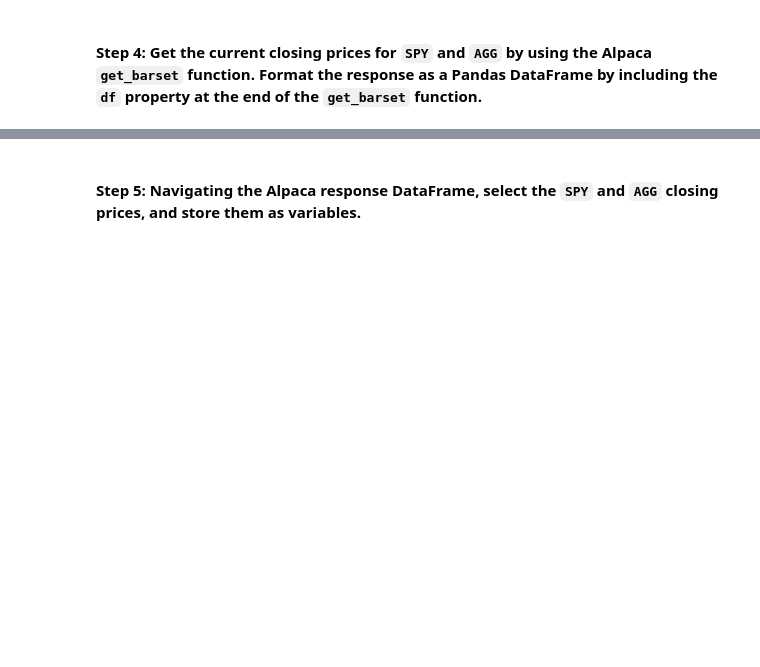
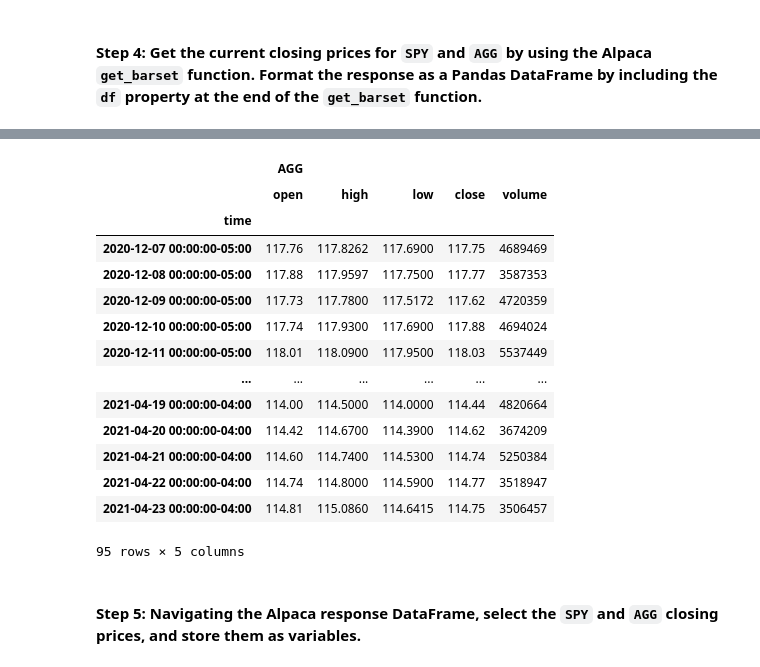
Before and after one commit to codetree4u/FinancialPlannerForRetirement, a Jupyter notebook: financial_planning_tools.ipynb, the cells around one changed output, grey strips where cells are left out. Cells and saved outputs as stored; diff of their text form; code cells hidden in the pictures; blank space fills up the shorter version.

```diff
--- a/financial_planning_tools.ipynb
+++ b/financial_planning_tools.ipynb
@@ -244,3 +298,35 @@ agg_shares = 200
+# %%
+# Use the Alpaca get_barset function to get current closing prices the portfolio
+# Be sure to set the `df` property after the function to format the response object as a DataFrame
+# YOUR CODE HERE
+
+# Get 3 years worth of historical data for TSLA
+agg_ticker_df = api.get_barset(
+    ticker_agg,
+    timeframe,
+    start=start_date,
+    end=end_date
+).df
+
+# Review the first 5 rows of the Alpaca DataFrame
+# YOUR CODE HERE
+agg_ticker_df.head(-5)
+# %% [output]
+|  | AGG |  |  |  |  |
+|  | open | high | low | close | volume |
+| time |  |  |  |  |  |
+| 2020-12-07 00:00:00-05:00 | 117.76 | 117.8262 | 117.6900 | 117.75 | 4689469 |
+| 2020-12-08 00:00:00-05:00 | 117.88 | 117.9597 | 117.7500 | 117.77 | 3587353 |
+| 2020-12-09 00:00:00-05:00 | 117.73 | 117.7800 | 117.5172 | 117.62 | 4720359 |
+| 2020-12-10 00:00:00-05:00 | 117.74 | 117.9300 | 117.6900 | 117.88 | 4694024 |
+| 2020-12-11 00:00:00-05:00 | 118.01 | 118.0900 | 117.9500 | 118.03 | 5537449 |
+| ... | ... | ... | ... | ... | ... |
+| 2021-04-19 00:00:00-04:00 | 114.00 | 114.5000 | 114.0000 | 114.44 | 4820664 |
+| 2021-04-20 00:00:00-04:00 | 114.42 | 114.6700 | 114.3900 | 114.62 | 3674209 |
+| 2021-04-21 00:00:00-04:00 | 114.60 | 114.7400 | 114.5300 | 114.74 | 5250384 |
+| 2021-04-22 00:00:00-04:00 | 114.74 | 114.8000 | 114.5900 | 114.77 | 3518947 |
+| 2021-04-23 00:00:00-04:00 | 114.81 | 115.0860 | 114.6415 | 114.75 | 3506457 |
+95 rows × 5 columns
 # %% [markdown]
 #### Step 5: Navigating the Alpaca response DataFrame, select the `SPY` and `AGG` closing prices, and store them as variables.
 # %%
```
Also changed, not shown: parts of 10 cells of this notebook.
